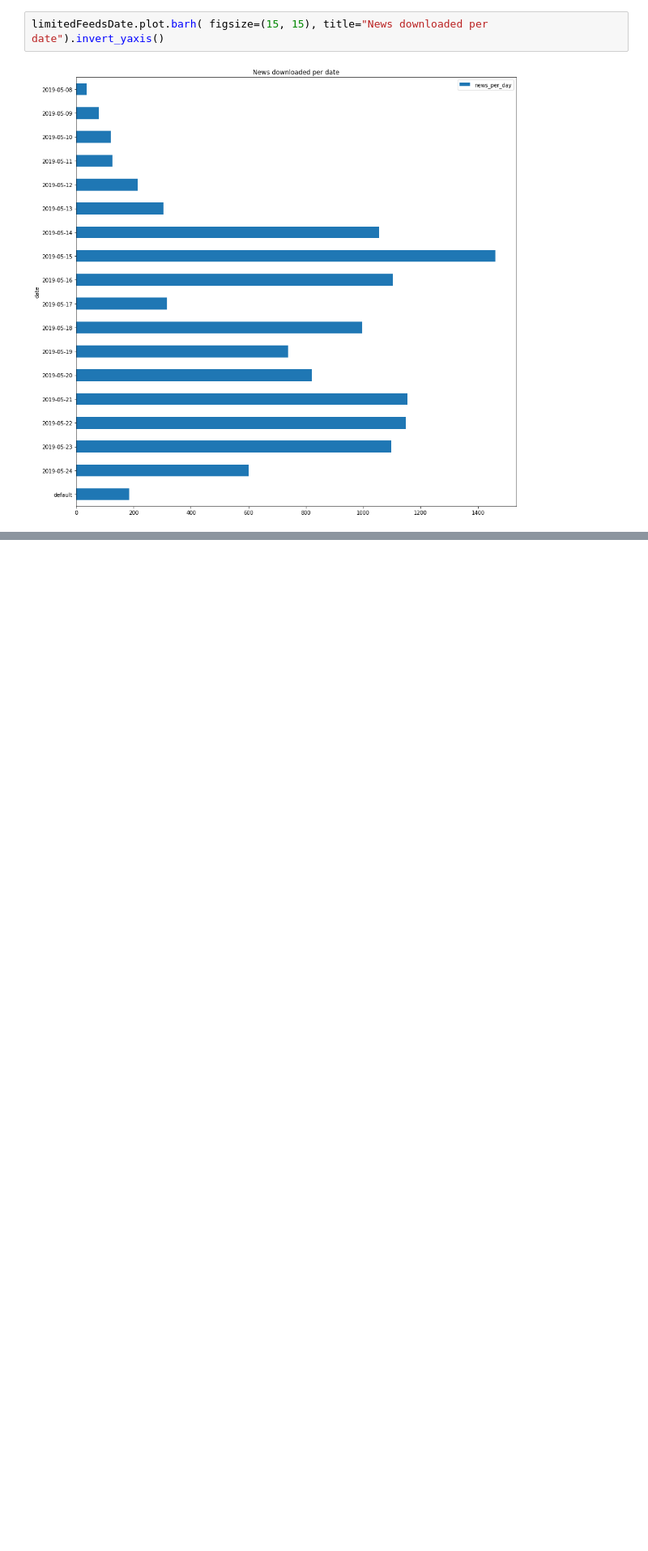
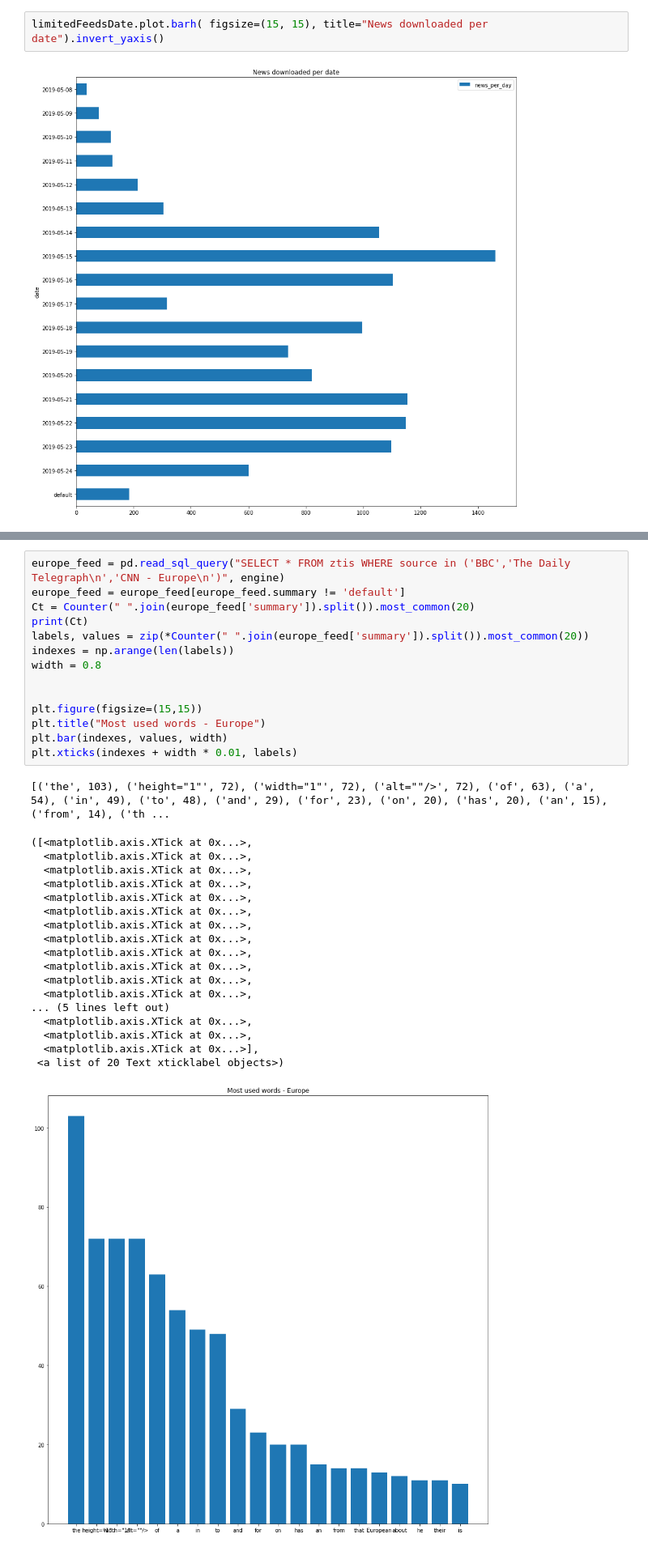
Before and after one commit to NAPSHOT/ztis, a Jupyter notebook: data_statistics.ipynb, the cells around one changed output, grey strips where cells are left out. Shown at 81% size. Cells and saved outputs as stored; diff of their text form; blank space fills up the shorter version.

```diff
--- a/data_statistics.ipynb
+++ b/data_statistics.ipynb
@@ -111,0 +204,34 @@ limitedFeedsDate.plot.barh( figsize=(15, 15), title="News downloaded per date").
+# %%
+europe_feed = pd.read_sql_query("SELECT * FROM ztis WHERE source in ('BBC','The Daily Telegraph\n','CNN - Europe\n')", engine)
+europe_feed = europe_feed[europe_feed.summary != 'default']
+Ct = Counter(" ".join(europe_feed['summary']).split()).most_common(20)
+print(Ct)
+labels, values = zip(*Counter(" ".join(europe_feed['summary']).split()).most_common(20))
+indexes = np.arange(len(labels))
+width = 0.8
+
+
+plt.figure(figsize=(15,15))
+plt.title("Most used words - Europe")
+plt.bar(indexes, values, width)
+plt.xticks(indexes + width * 0.01, labels)
+# %% [output]
+[('the', 103), ('height="1"', 72), ('width="1"', 72), ('alt=""/>', 72), ('of', 63), ('a', 54), ('in', 49), ('to', 48), ('and', 29), ('for', 23), ('on', 20), ('has', 20), ('an', 15), ('from', 14), ('th ...
+([<matplotlib.axis.XTick at 0x...>,
+  <matplotlib.axis.XTick at 0x...>,
+  <matplotlib.axis.XTick at 0x...>,
+  <matplotlib.axis.XTick at 0x...>,
+  <matplotlib.axis.XTick at 0x...>,
+  <matplotlib.axis.XTick at 0x...>,
+  <matplotlib.axis.XTick at 0x...>,
+  <matplotlib.axis.XTick at 0x...>,
+  <matplotlib.axis.XTick at 0x...>,
+  <matplotlib.axis.XTick at 0x...>,
+  <matplotlib.axis.XTick at 0x...>,
+  <matplotlib.axis.XTick at 0x...>,
+... (5 lines left out)
+  <matplotlib.axis.XTick at 0x...>,
+  <matplotlib.axis.XTick at 0x...>,
+  <matplotlib.axis.XTick at 0x...>],
+ <a list of 20 Text xticklabel objects>)
+[figure, added]
```
Also changed, not shown: parts of 5 cells of this notebook, 1 other file.
